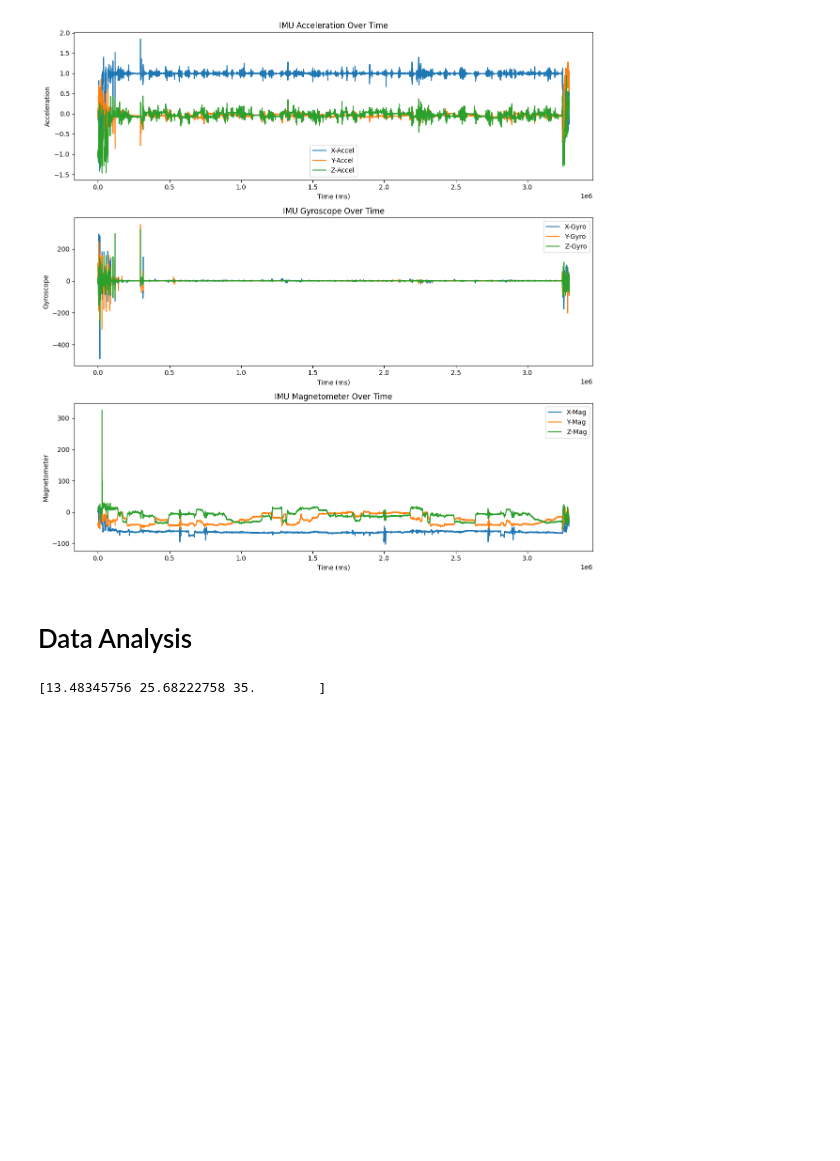
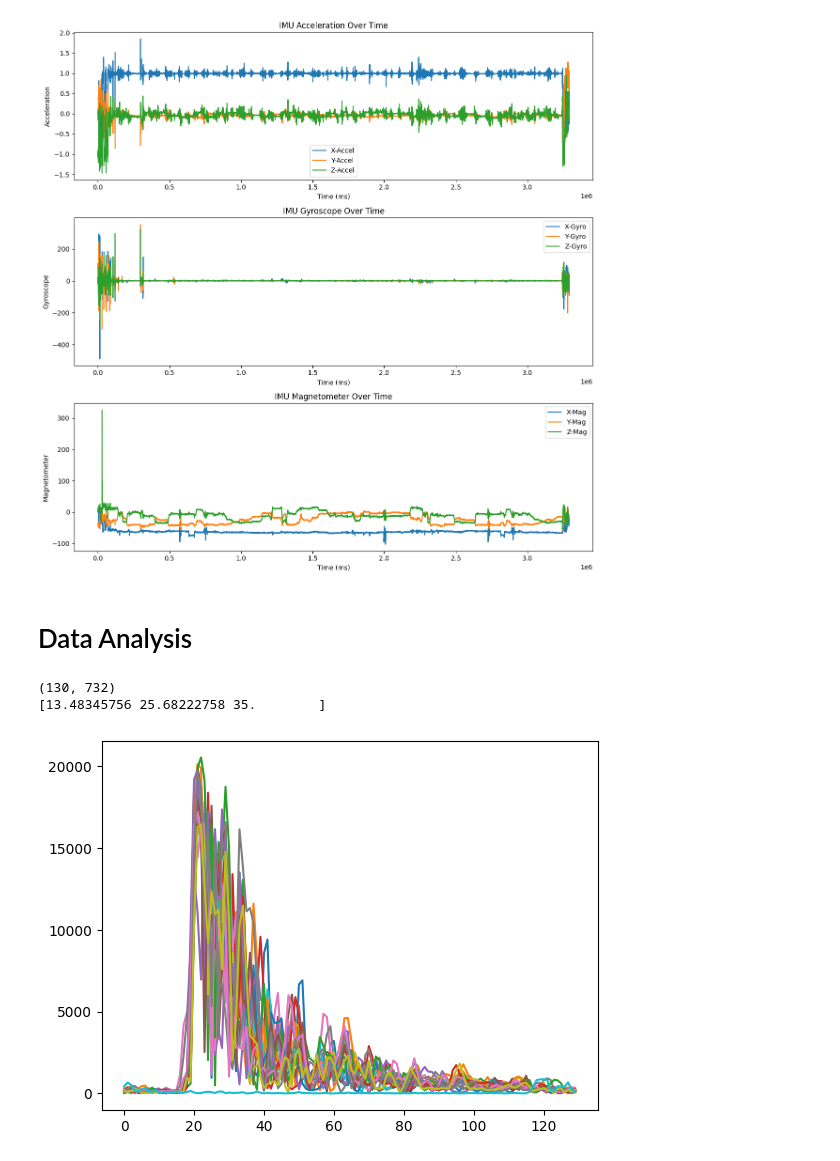
Before and after one commit to NathanMalta/UWB-Occupancy, a Jupyter notebook: bus_sensor_stats.ipynb, the cells around one changed output. Saved outputs shown, nothing was run; the diff lists cells and outputs as text; code cells hidden in the pictures; blank space fills up the shorter version.

```diff
--- a/bus_sensor_stats.ipynb
+++ b/bus_sensor_stats.ipynb
@@ -321,6 +321,8 @@ from sklearn.decomposition import PCA
 #linear classifier for number of people vs UWB data
 
 #reshape data
+magnitude = magnitude[720:850, :]
+print(magnitude.shape)
 X = magnitude.T
 
 y_num = ground_truth['num_people']
@@ -331,4 +333,5 @@ print(quantiles)
 #group data into 4 classes
 y = np.digitize(y_num, quantiles)
 # %% [output]
+(130, 732)
 [13.48345756 25.68222758 35.        ]
@@ -335,3 +347,12 @@ y = np.digitize(y_num, quantiles)
+# %%
+plt.figure()
+timestep = 10
+for i in range(20):
+    plt.plot(magnitude[:, i])
+# plt.plot(magnitude[:, timestep], label='ground truth')
+plt.show()
+# %% [output]
+[figure, added]
 # %%
 #use a Gaussian Process Classifier to classify the data
 from sklearn.gaussian_process import GaussianProcessClassifier
```
Also changed, not shown: parts of 5 cells of this notebook.
